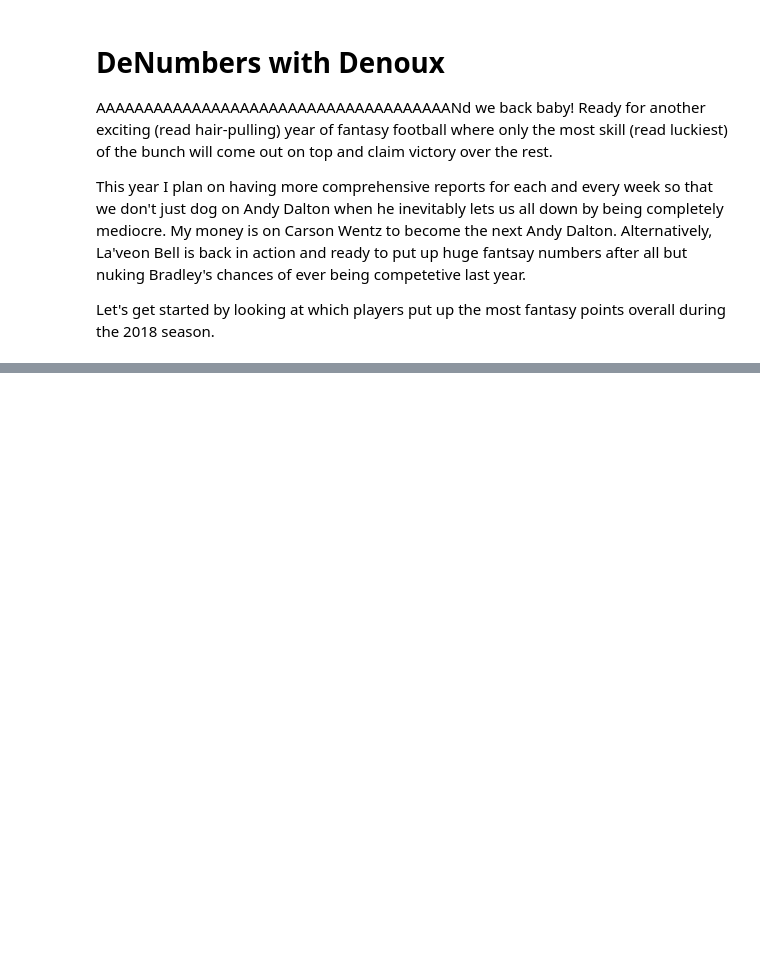
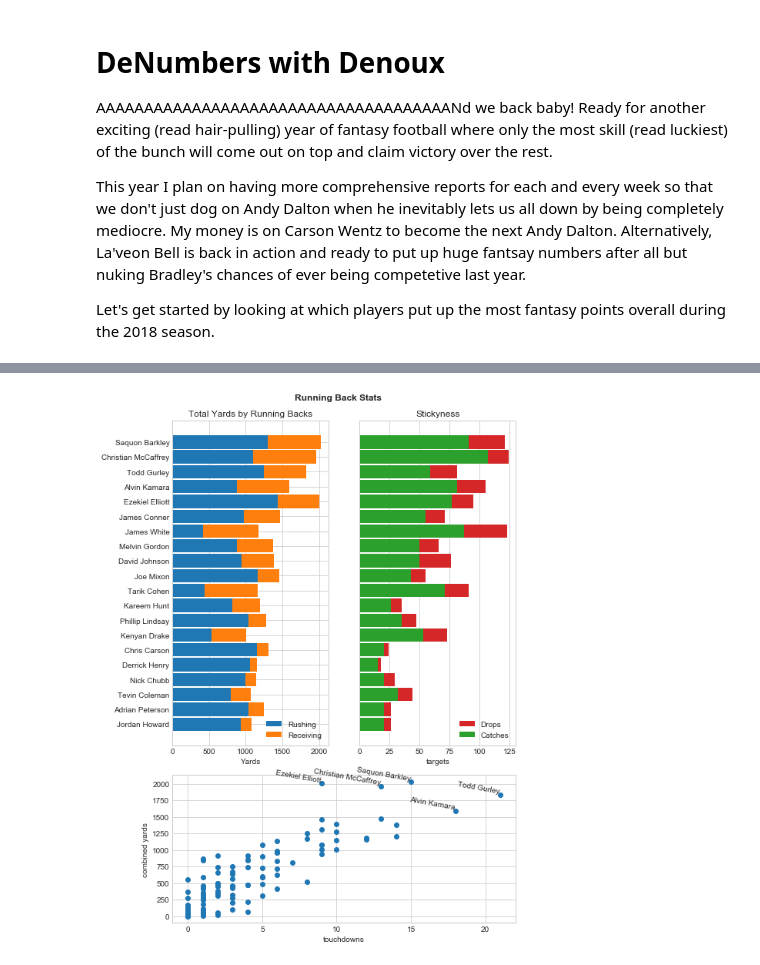
Before and after one commit to RyanPDenoux/nfl, a Jupyter notebook: quarterback_rating/2019 Fantasy Football.ipynb, the cells around one changed output, grey strips where cells are left out. Saved outputs shown, nothing was run; the diff lists cells and outputs as text; code cells hidden in the pictures; blank space fills up the shorter version.

```diff
--- a/quarterback_rating/2019 Fantasy Football.ipynb
+++ b/quarterback_rating/2019 Fantasy Football.ipynb
@@ -44,0 +164,10 @@ Sometimes the universe is just cruel, and then Rodger Goodell has to come and pi
+# %%
+rb_stats = [
+    'rush_att', 'rush_yds', 'rush_yds_per_att', 'rush_td',
+    'targets', 'rec', 'catch_pct', 'rec_yds', 'rec_td', 'yds/td'
+]
+
+running_backs = fantasy_players[fantasy_players['fantasy_pos'] == 'RB']
+top_backs = running_backs.head(20).sort_values(by='fantasy_points_ppr')
+
+running_backs[player_stats + rb_stats].head(20)
@@ -44,0 +192,33 @@ Sometimes the universe is just cruel, and then Rodger Goodell has to come and pi
+# %%
+plt.figure(figsize=(8, 12))
+plt.suptitle('Running Back Stats', weight='heavy', y=0.92)
+
+plt.subplot2grid((3, 2), (0, 0), rowspan=2)
+plt.barh(top_backs['player'], top_backs['rush_yds'], height=0.9)
+plt.barh(top_backs['player'], left=top_backs['rush_yds'], width=top_backs['rec_yds'], height=0.9)
+plt.xlabel('Yards')
+plt.legend(['Rushing', 'Receiving'])
+
+plt.title('Total Yards by Running Backs')
+
+plt.subplot2grid((3, 2), (0, 1), rowspan=2)
+plt.barh(top_backs['player'], top_backs['targets'], color='C3', height=0.9)
+plt.barh(top_backs['player'], top_backs['rec'], color='C2', height=0.9)
+plt.xlabel('targets')
+plt.yticks([])
+plt.title('Stickyness')
+plt.legend(['Drops', 'Catches'])
+
+plt.subplot2grid((3, 2), (2, 0), colspan=2)
+plt.scatter(running_backs['all_td'], running_backs['rush_yds'] + running_backs['rec_yds'])
+plt.ylabel('combined yards')
+plt.xlabel('touchdowns')
+
+for index, row in running_backs.head().iterrows():
+    plt.annotate(
+        row['player'],
+        (row['all_td'], (row['rush_yds'] + row['rec_yds'])),
+        ha='right', va='bottom', rotation=350
+    )
+# %% [output]
+[figure, added]
```
Also changed, not shown: parts of 31 cells of this notebook, 1 other file.
